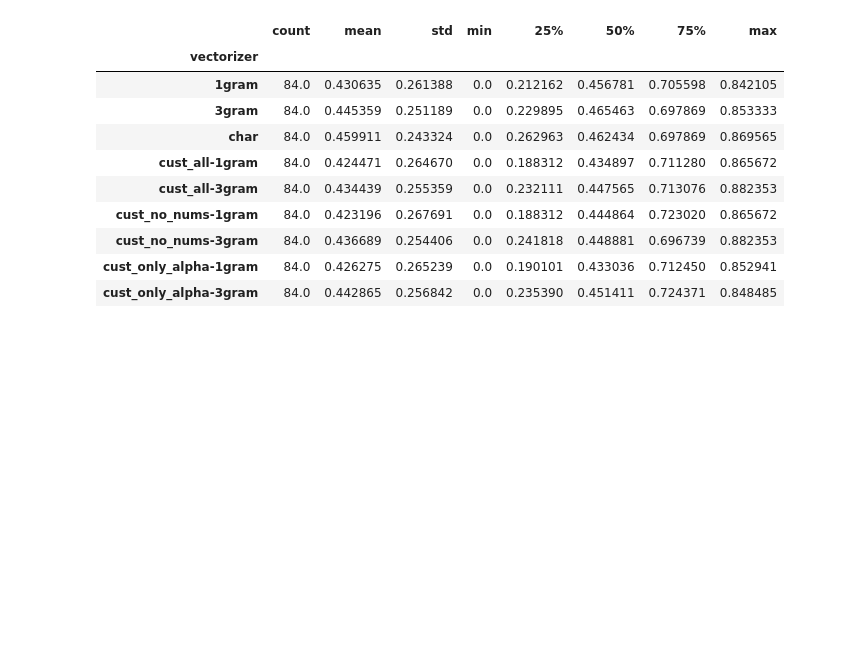
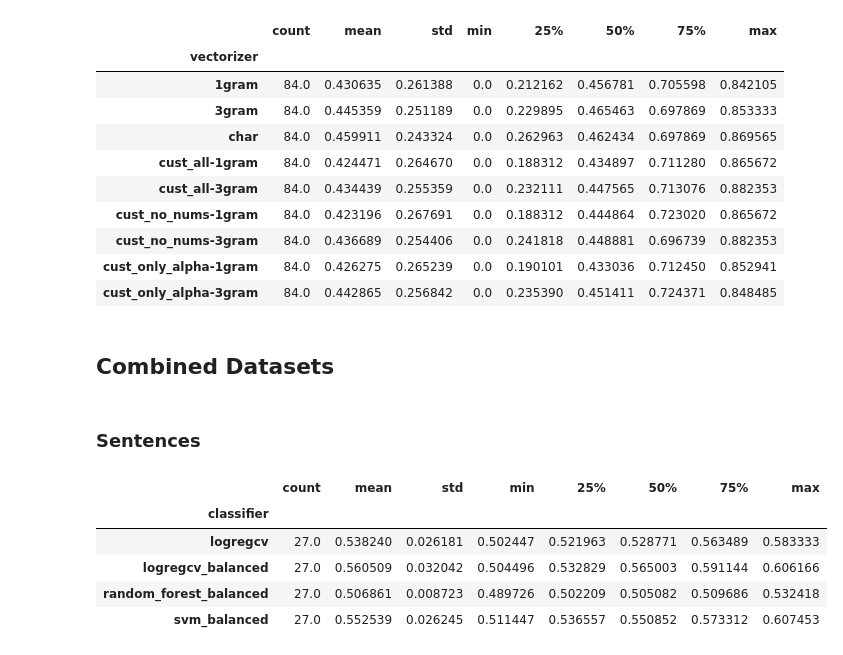
Before and after one commit to anjapago/AnalyzeAccountability, a Jupyter notebook: notebooks/Analysis by Event.ipynb, the cells around one changed output. Saved outputs shown, nothing was run; the diff lists cells and outputs as text; code cells hidden in the pictures; blank space fills up the shorter version.

```diff
--- a/notebooks/Analysis by Event.ipynb
+++ b/notebooks/Analysis by Event.ipynb
@@ -163,3 +163,5 @@ excerpt_results_df.groupby(['vectorizer']).fscore.describe()
 | cust_no_nums-3gram | 84.0 | 0.436689 | 0.254406 | 0.0 | 0.241818 | 0.448881 | 0.696739 | 0.882353 |
 | cust_only_alpha-1gram | 84.0 | 0.426275 | 0.265239 | 0.0 | 0.190101 | 0.433036 | 0.712450 | 0.852941 |
 | cust_only_alpha-3gram | 84.0 | 0.442865 | 0.256842 | 0.0 | 0.235390 | 0.451411 | 0.724371 | 0.848485 |
+# %% [markdown]
+## Combined Datasets
@@ -165,0 +171,11 @@ excerpt_results_df.groupby(['vectorizer']).fscore.describe()
+# %% [markdown]
+### Sentences
+# %%
+full_data_sentences.groupby(['classifier']).fscore.describe()
+# %% [output]
+|  | count | mean | std | min | 25% | 50% | 75% | max |
+| classifier |  |  |  |  |  |  |  |  |
+| logregcv | 27.0 | 0.538240 | 0.026181 | 0.502447 | 0.521963 | 0.528771 | 0.563489 | 0.583333 |
+| logregcv_balanced | 27.0 | 0.560509 | 0.032042 | 0.504496 | 0.532829 | 0.565003 | 0.591144 | 0.606166 |
+| random_forest_balanced | 27.0 | 0.506861 | 0.008723 | 0.489726 | 0.502209 | 0.505082 | 0.509686 | 0.532418 |
+| svm_balanced | 27.0 | 0.552539 | 0.026245 | 0.511447 | 0.536557 | 0.550852 | 0.573312 | 0.607453 |
```
Also changed, not shown: parts of 5 cells of this notebook.
